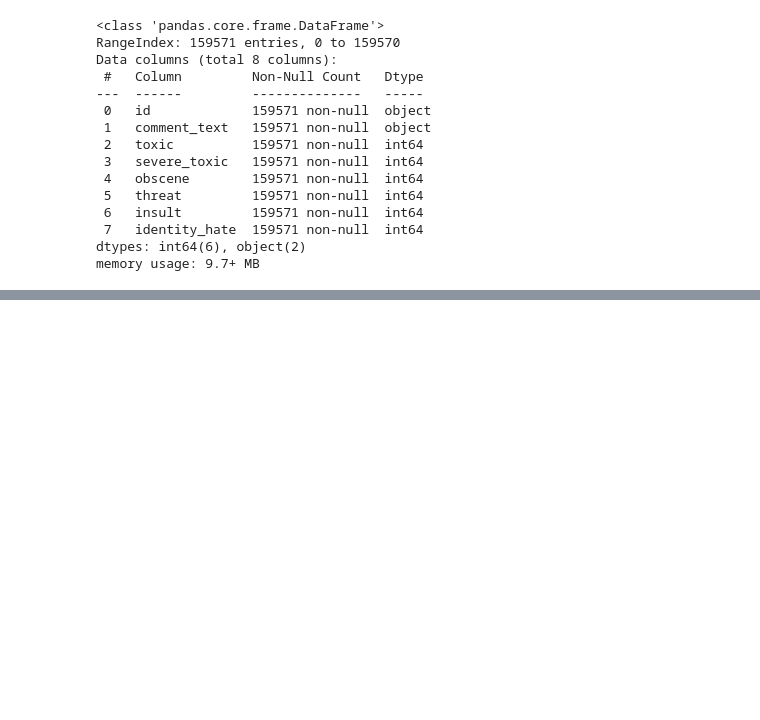
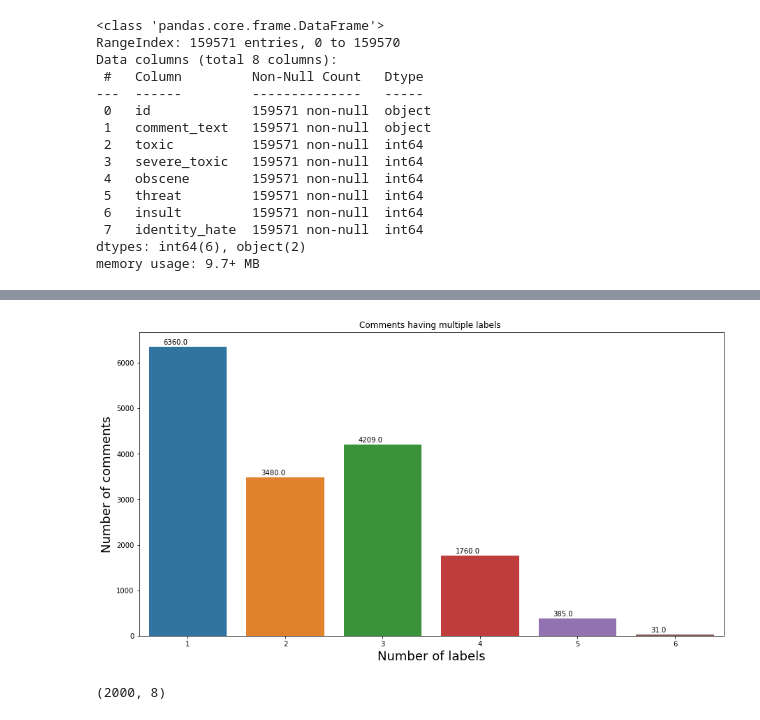
Before and after one commit to RahulKG7/Springboard_for_rahul, a Jupyter notebook: Capstone_2/Project2.ipynb, the cells around one changed output, grey strips where cells are left out. Cells and saved outputs as stored; diff of their text form; code cells hidden in the pictures; blank space fills up the shorter version.

```diff
--- a/Capstone_2/Project2.ipynb
+++ b/Capstone_2/Project2.ipynb
@@ -66,0 +104,23 @@ Name: identity_hate, dtype: int64
+# %%
+rowSums = train.iloc[:,2:].sum(axis=1)
+multiLabel_counts = rowSums.value_counts()
+multiLabel_counts = multiLabel_counts.iloc[1:]
+
+
+plt.figure(figsize=(15,8))
+
+ax = sns.barplot(multiLabel_counts.index, multiLabel_counts.values)
+
+plt.title("Comments having multiple labels ")
+plt.ylabel('Number of comments', fontsize=18)
+plt.xlabel('Number of labels', fontsize=18)
+
+bar_count(ax)
+# %% [output]
+[figure, added]
+# %%
+data = train
+data = train.loc[np.random.choice(train.index, size=2000)]
+data.shape
+# %% [output]
+(2000, 8)
```
Also changed, not shown: parts of 25 cells of this notebook.
